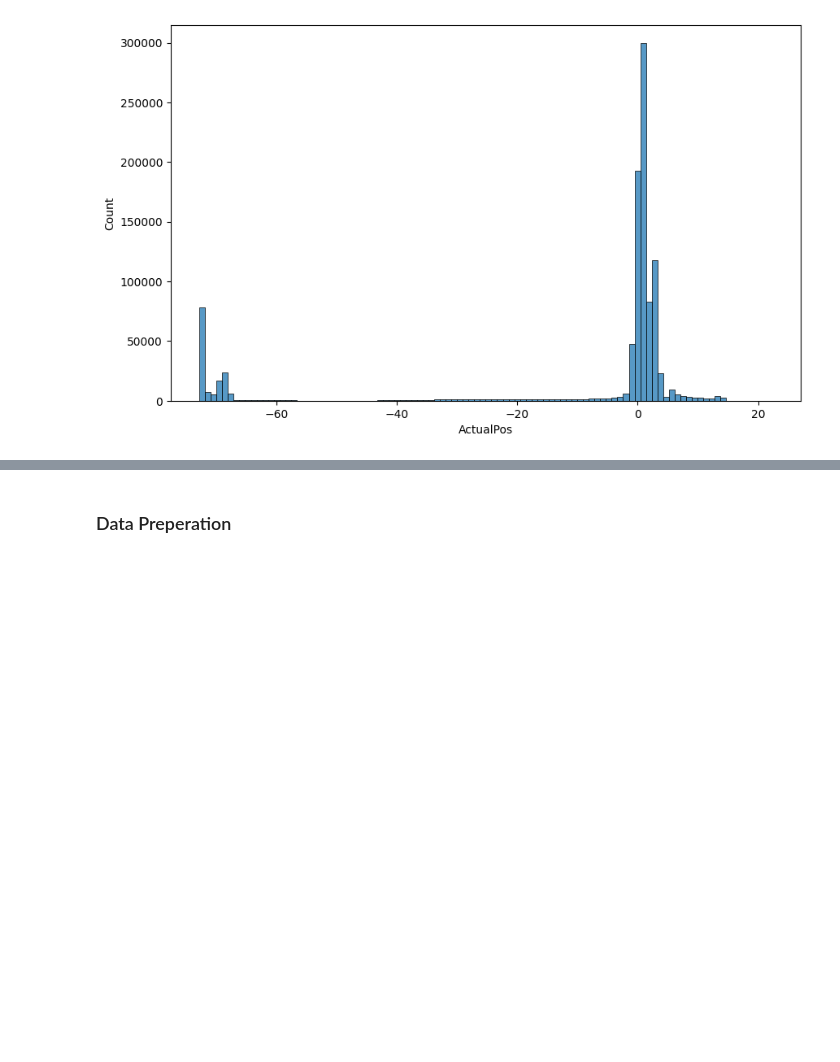
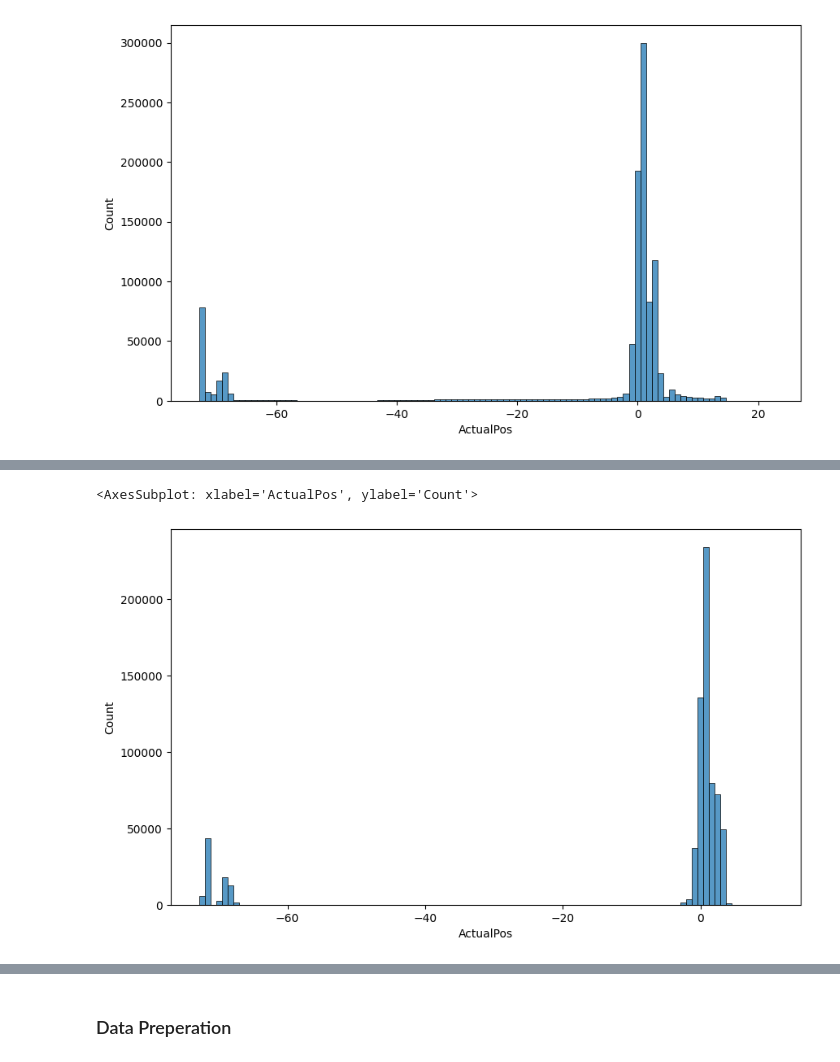
Before and after one commit to Gelva/Data-Mining, a Jupyter notebook: spark.ipynb, the cells around one changed output, grey strips where cells are left out. Cells and saved outputs as stored; diff of their text form; code cells hidden in the pictures; blank space fills up the shorter version.

```diff
--- a/spark.ipynb
+++ b/spark.ipynb
@@ -162,0 +194,6 @@ sns.histplot(data=pdf_clean,x='ActualPos', bins=100)
+# %%
+fig = plt.figure(figsize=(10, 6))
+sns.histplot(data=pdf_clean[pdf_clean.LaserPwr != 0], x='ActualPos', bins=100)
+# %% [output]
+<AxesSubplot: xlabel='ActualPos', ylabel='Count'>
+[figure, added]
```
Also changed, not shown: parts of 52 cells of this notebook.
